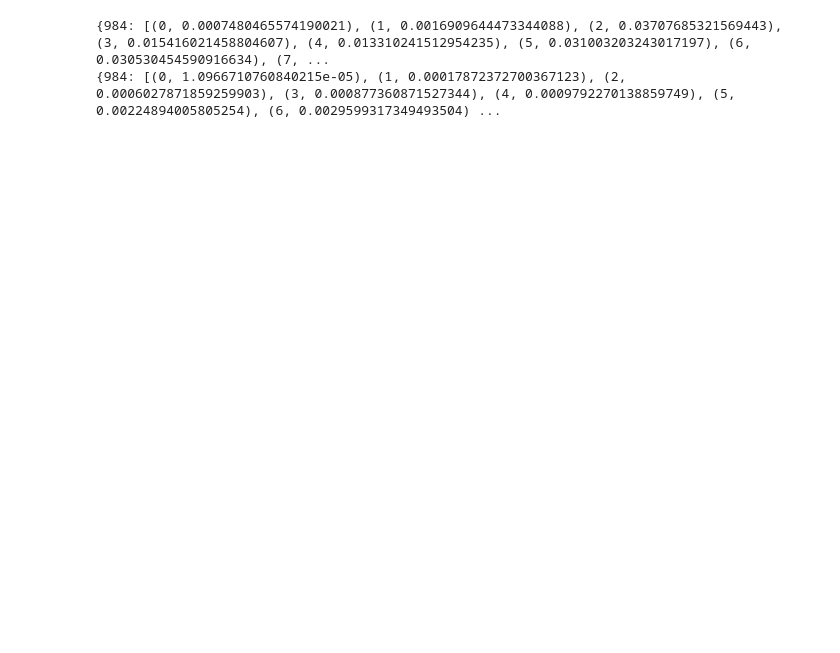
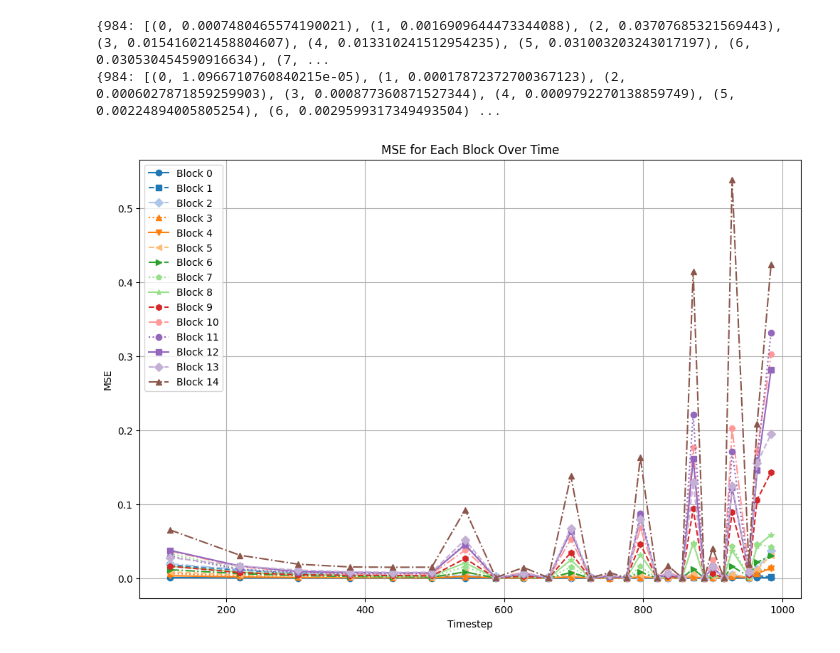
Before and after one commit to NUS-HPC-AI-Lab/VideoSys, a Jupyter notebook: visual_opensora.ipynb, the cells around one changed output. Cells and saved outputs as stored; diff of their text form; code cells hidden in the pictures; blank space fills up the shorter version.

```diff
--- a/visual_opensora.ipynb
+++ b/visual_opensora.ipynb
@@ -16,3 +16,98 @@ print(temporal_mlp_mse)
 # %% [output]
 {984: [(0, 0.0007480465574190021), (1, 0.0016909644473344088), (2, 0.03707685321569443), (3, 0.015416021458804607), (4, 0.013310241512954235), (5, 0.031003203243017197), (6, 0.030530454590916634), (7, ...
 {984: [(0, 1.0966710760840215e-05), (1, 0.00017872372700367123), (2, 0.0006027871859259903), (3, 0.000877360871527344), (4, 0.0009792270138859749), (5, 0.00224894005805254), (6, 0.0029599317349493504) ...
+# %%
+import torch
+import matplotlib.pyplot as plt
+import numpy as np
+import collections
+
+# Load the data
+spatial_mlp_mse = torch.load('samples/opensora/A vibrant underwater scene. A group of b_spatial_mlp_mse.pt')
+
+# Organize data by block and timestep
+block_mse = collections.defaultdict(list)
+timesteps = sorted(spatial_mlp_mse.keys())
+
+for timestep in timesteps:
+    for block_id, mse in spatial_mlp_mse[timestep]:
+        block_mse[block_id].append((timestep, mse))
+
+# Define different styles for better distinction
+line_styles = ['-', '--', '-.', ':']
+markers = ['o', 's', 'D', '^', 'v', '<', '>', 'p', '*', 'h', 'H']
+colors = plt.get_cmap('tab20', len(block_mse))
+
+# Plot MSE for each block over time
+plt.figure(figsize=(12, 8))
+for idx, (block_id, mse_data) in enumerate(block_mse.items()):
+    if block_id < 15:
+        mse_data = sorted(mse_data)
+        timesteps, mses = zip(*mse_data)
+        plt.plot(timesteps, mses, label=f'Block {block_id}', linestyle=line_styles[idx % len(line_styles)],
+                marker=markers[idx % len(markers)], color=colors(idx))
+
+plt.xlabel('Timestep')
+plt.ylabel('MSE')
+plt.title('MSE for Each Block Over Time')
+plt.legend()
+plt.grid(True)
+plt.show()
+
+# Calculate and plot average MSE over time
+average_mse = []
+for timestep in timesteps:
+    mse_values = [mse for _, mse in spatial_mlp_mse[timestep]]
+    average_mse.append(np.mean(mse_values))
+
+plt.figure(figsize=(12, 20))
+plt.plot(timesteps, average_mse, label='Average MSE', color='black', marker='o')
+plt.xticks(timesteps)
+plt.xlabel('Timestep')
+plt.ylabel('Average MSE')
+plt.title('Average MSE spatial Over Time')
+plt.legend()
+plt.grid(True)
+plt.show()
+
+
+all_timesteps = set()
+plt.figure(figsize=(12, 8))
+for idx, (block_id, mse_data) in enumerate(block_mse.items()):
+    mse_data = sorted(mse_data)
+    filtered_mse_data = [(t, mse) for t, mse in mse_data if 400 <= t <= 900]
+    if filtered_mse_data:
+        timesteps, mses = zip(*filtered_mse_data)
+        all_timesteps.update(timesteps)  # Collecting all unique timesteps
+        plt.plot(timesteps, mses, label=f'Block {block_id}', linestyle=line_styles[idx % len(line_styles)],
+                marker=markers[idx % len(markers)], color=colors(idx))
+
+plt.xlabel('Timestep')
+plt.ylabel('MSE')
+plt.title('MSE for Each Block Over Time (Timesteps 400-900)')
+plt.legend()
+plt.grid(True)
+
+# Set x-ticks to be the unique timesteps
+plt.xticks(sorted(all_timesteps))
+
+plt.show()
+# Plot bar charts of MSE for each block at specific timesteps between 400 and 900
+timesteps_set = set(t for block_data in block_mse.values() for t, mse in block_data if 400 <= t <= 900)
+timesteps_sorted = sorted(timesteps_set)
+for timestep in timesteps_sorted:
+    mses_at_timestep = [(block_id, mse) for block_id, mse_data in block_mse.items()
+                        for t, mse in mse_data if t == timestep]
+    if mses_at_timestep:
+        block_ids, mses = zip(*mses_at_timestep)
+        x = np.arange(len(block_ids))
+        plt.figure(figsize=(14, 8))
+        plt.bar(x, mses, color=[colors(i) for i in range(len(block_ids))])
+        plt.xlabel('Block ID')
+        plt.ylabel('MSE')
+        plt.title(f'MSE for Each Block at Timestep {timestep}')
+        plt.xticks(x, [f'{block_id}' for block_id in block_ids])
+        plt.grid(True)
+        plt.show()
+# %% [output]
+[figure, added]
```
Also changed, not shown: parts of 3 cells of this notebook, 16 other files.
